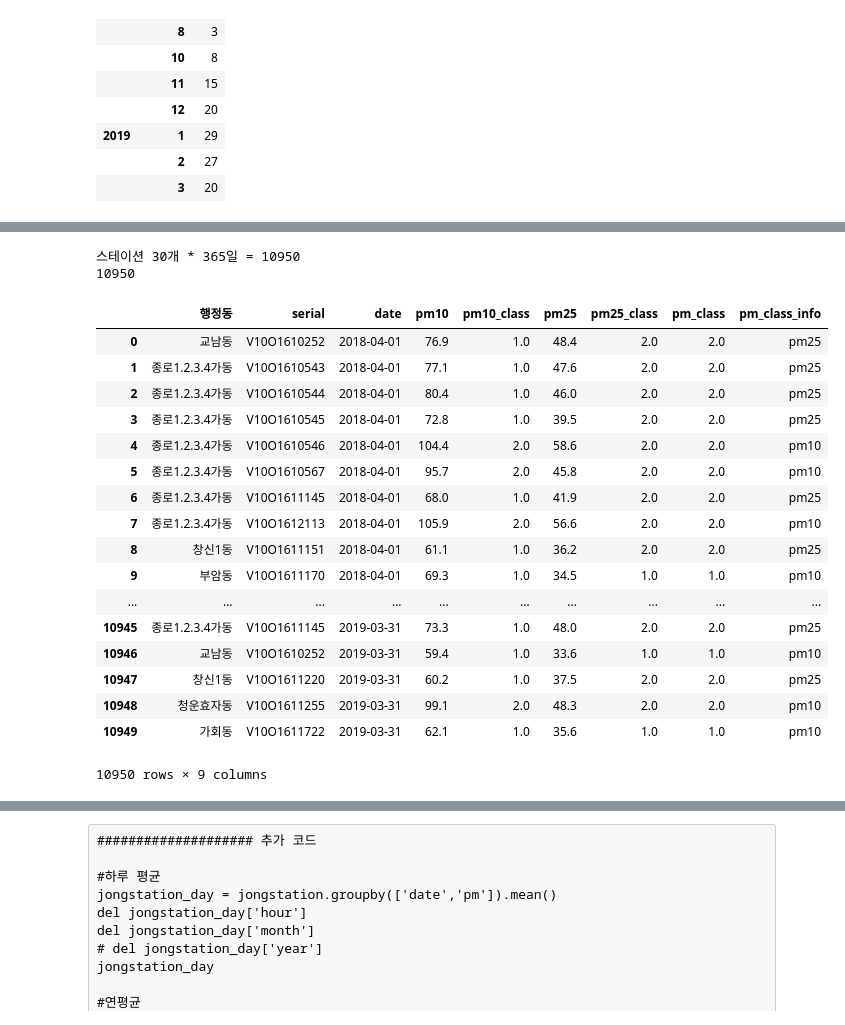
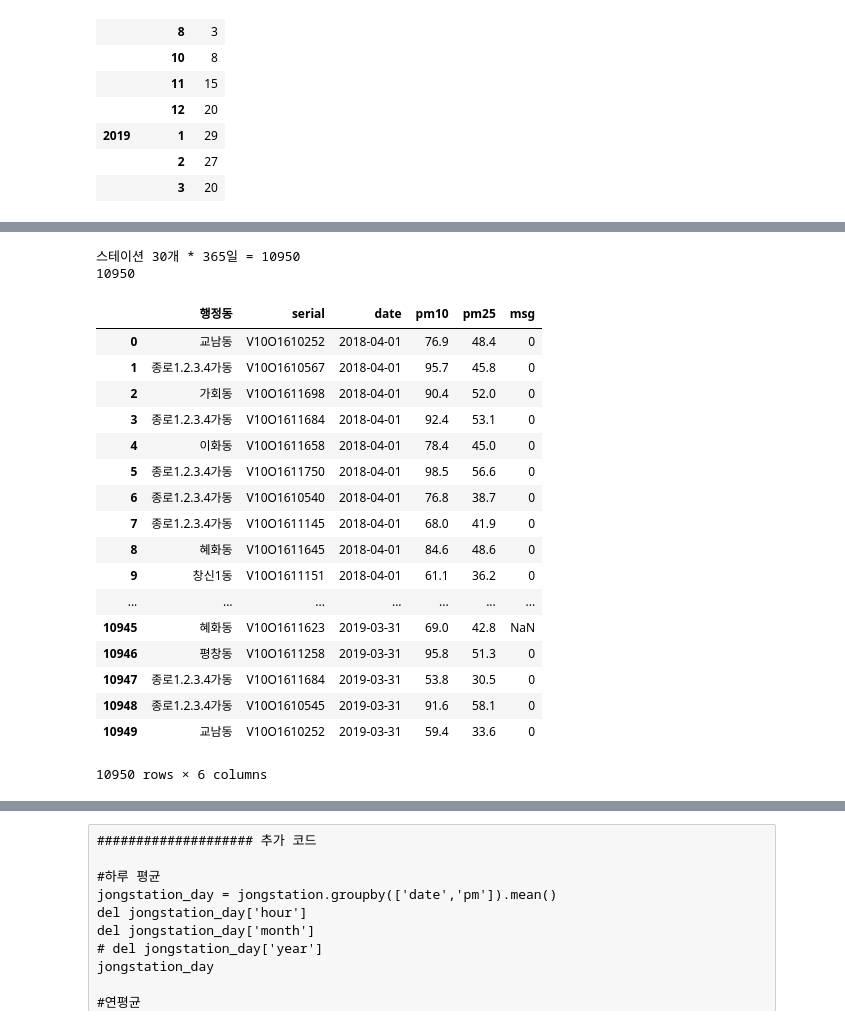
Before and after one commit to rmfkxhxh/bigcon_innovation_yaho, a Jupyter notebook: code/finedust/기상_종로구_최종.ipynb, the cells around one changed output, grey strips where cells are left out. Drawn from its saved outputs; the diff is of its cells as text; code cells hidden in the pictures.

```diff
--- a/code/finedust/기상_종로구_최종.ipynb
+++ b/code/finedust/기상_종로구_최종.ipynb
@@ -857,13 +874,27 @@ final_jongro.to_pickle("./final_jongro.pickle")
 # %%
 ############### 추가코드 1. 스테이션 별 365 맞추기
-jongro = pd.read_pickle("./final_jongro.pickle")
-jongro = jongro[['serial', 'date','pm10','pm25']]
+jongro = final_jongro #편의상 final_jongro을 jongro이라 함
+jongro = jongro[['serial', 'date','pm10','pm25','msg']]
 
-# serial별로 모든 날짜 다 있는 컬럼 만들기
+### serial별로 1년치 날짜 컬럼 만들기
+# 1.날짜
 date = pd.date_range(start='20180401', end='20190331')
 date = pd.DataFrame(date)
 date = date.rename(columns={0:'date'})
 print(len(date))
-date
+
+# 2.날짜에 스테이션 정보 붙이기
+station= list(set(jongro['serial']))
+
+df1 = pd.DataFrame(columns=['serial', 'date'])
+for i in station:
+    date['serial'] = i
+    df2 = date
+    df1= pd.concat((df1, df2), axis=0)
+date = df1
+
+###확인
+date.groupby('serial').count()
+# date
 # %% [output]
 365
@@ -1027,12 +976,12 @@ jongro_mean
 # %%
 # pm10, pm25 NaN값을 해당날짜의 구 평균으로 채우기
-df1 = jongro[jongro["pm10"].isnull()==True]
+df1 = jongro[jongro["pm10"].isnull()==True]  #NaN 값만 불러오기
 df2 = jongro_mean
 
 print(len(df1), len(df2))
 df = pd.merge(df1, df2, on='date' , how='left')
 
-df = df.drop(df.columns[[2,3,6,7,8,9]], axis='columns')
+df = df[['serial', 'date', 'pm10_y', 'pm25_y']]
 df = df.rename(columns={'pm10_y':'pm10', 'pm25_y':'pm25'})
 df
 # %% [output]
@@ -1057,12 +1006,9 @@ df
 1114 rows × 4 columns
-# %%
-# jongro전체 데이터에 값 적용해서 넣어주기(merge)
-df_sum = df.groupby(['date', 'serial'])['pm10','pm25'].sum().reset_index()
-jongro = pd.merge(jongro, df_sum, on=['date', 'serial'], how='left')
 # %%
-#pm10_x(원래데이터) 와 pm10_y(구평균으로 채운 NaN값) 합친 새로운 칼럼 생성
-jongro['pm10']= jongro['pm10_x'].fillna(0)+ jongro['pm10_y'].fillna(0)
-jongro['pm25']= jongro['pm25_x'].fillna(0) + jongro['pm25_y'].fillna(0)
-del jongro['pm10_x'], jongro['pm25_x'], jongro['pm10_y'], jongro['pm25_y']
+# 전체 데이터에 NaN값 채운 데이터프레임 합치기 (merge)
+jongro= pd.merge(jongro, df, on=['date', 'serial'], how='outer')
+jongro['pm10'] = (jongro['pm10_x'].fillna(0) + jongro['pm10_y'].fillna(0)).round(1)
+jongro['pm25'] = (jongro['pm25_x'].fillna(0) + jongro['pm25_y'].fillna(0)).round(1)
+jongro = jongro[['serial', 'date', 'pm10', 'pm25','msg']]
 jongro
 # %% [output]
@@ -1144,52 +1034,49 @@ jongro
 # 스테이션 위치 넣어주기
 dic = {'V10O1611634':'가회동', 'V10O1611698':'가회동', 'V10O1611722':'가회동',
        'V10O1610252':'교남동', 'V10O1611887':'명동', 'V10O1611170':'부암동',
        'V01o1610468':'사직동', 'V10O1611172':'사직동', 'V10O1612106':'숭인2동',
        'V10O1611658':'이화동',
        'V10O1610546':'종로1.2.3.4가동', 'V10O1610540':'종로1.2.3.4가동',
        'V10O1610542':'종로1.2.3.4가동', 'V10O1610543':'종로1.2.3.4가동',
        'V10O1610544':'종로1.2.3.4가동', 'V10O1610545':'종로1.2.3.4가동',
        'V10O1610567':'종로1.2.3.4가동', 'V10O1612113':'종로1.2.3.4가동',
        'V10O1611145':'종로1.2.3.4가동', 'V10O1611750':'종로1.2.3.4가동',
        'V10O1611684':'종로1.2.3.4가동', 'V10O1611173':'종로1.2.3.4가동',
        'V10O1611639':'종로5.6가동', 'V10O1611151':'창신1동', 'V10O1611220':'창신1동',
        'V10O1611251':'창신3동', 'V10O1611289':'천연동', 'V10O1611255':'청운효자동',
        'V10O1611258':'평창동', 'V10O1611623':'혜화동', 'V10O1611645':'혜화동'}
 
 jongro['행정동'] = jongro.replace({"serial": dic})['serial']
 
 #칼럼 순서 조정
 cols = jongro.columns.tolist()
-cols = ['행정동','serial','date',
-        'pm10','pm10_class',
-        'pm25','pm25_class',
-        'pm_class','pm_class_info']
+cols = ['행정동','serial','date','pm10','pm25','msg']
 jongro = jongro[cols]
 jongro
 
 #확인
 # station = list(set(jongro['serial']))
 print("스테이션 {0}개 * {1}일 = {2}".format(len(station), 365, len(station)*365))
 print(len(jongro))
 jongro
 # %% [output]
 스테이션 30개 * 365일 = 10950
 10950
-|  | 행정동 | serial | date | pm10 | pm10_class | pm25 | pm25_class | pm_class | pm_class_info |
-| 0 | 교남동 | V10O1610252 | 2018-04-01 | 76.9 | 1.0 | 48.4 | 2.0 | 2.0 | pm25 |
-| 1 | 종로1.2.3.4가동 | V10O1610543 | 2018-04-01 | 77.1 | 1.0 | 47.6 | 2.0 | 2.0 | pm25 |
-| 2 | 종로1.2.3.4가동 | V10O1610544 | 2018-04-01 | 80.4 | 1.0 | 46.0 | 2.0 | 2.0 | pm25 |
-| 3 | 종로1.2.3.4가동 | V10O1610545 | 2018-04-01 | 72.8 | 1.0 | 39.5 | 2.0 | 2.0 | pm25 |
-| 4 | 종로1.2.3.4가동 | V10O1610546 | 2018-04-01 | 104.4 | 2.0 | 58.6 | 2.0 | 2.0 | pm10 |
-| 5 | 종로1.2.3.4가동 | V10O1610567 | 2018-04-01 | 95.7 | 2.0 | 45.8 | 2.0 | 2.0 | pm10 |
-| 6 | 종로1.2.3.4가동 | V10O1611145 | 2018-04-01 | 68.0 | 1.0 | 41.9 | 2.0 | 2.0 | pm25 |
-| 7 | 종로1.2.3.4가동 | V10O1612113 | 2018-04-01 | 105.9 | 2.0 | 56.6 | 2.0 | 2.0 | pm10 |
-| 8 | 창신1동 | V10O1611151 | 2018-04-01 | 61.1 | 1.0 | 36.2 | 2.0 | 2.0 | pm25 |
-| 9 | 부암동 | V10O1611170 | 2018-04-01 | 69.3 | 1.0 | 34.5 | 1.0 | 1.0 | pm10 |
-| ... | ... | ... | ... | ... | ... | ... | ... | ... | ... |
-| 10945 | 종로1.2.3.4가동 | V10O1611145 | 2019-03-31 | 73.3 | 1.0 | 48.0 | 2.0 | 2.0 | pm25 |
-| 10946 | 교남동 | V10O1610252 | 2019-03-31 | 59.4 | 1.0 | 33.6 | 1.0 | 1.0 | pm10 |
-| 10947 | 창신1동 | V10O1611220 | 2019-03-31 | 60.2 | 1.0 | 37.5 | 2.0 | 2.0 | pm25 |
-| 10948 | 청운효자동 | V10O1611255 | 2019-03-31 | 99.1 | 2.0 | 48.3 | 2.0 | 2.0 | pm10 |
-| 10949 | 가회동 | V10O1611722 | 2019-03-31 | 62.1 | 1.0 | 35.6 | 1.0 | 1.0 | pm10 |
+|  | 행정동 | serial | date | pm10 | pm25 | msg |
+| 0 | 교남동 | V10O1610252 | 2018-04-01 | 76.9 | 48.4 | 0 |
+| 1 | 종로1.2.3.4가동 | V10O1610567 | 2018-04-01 | 95.7 | 45.8 | 0 |
+| 2 | 가회동 | V10O1611698 | 2018-04-01 | 90.4 | 52.0 | 0 |
+| 3 | 종로1.2.3.4가동 | V10O1611684 | 2018-04-01 | 92.4 | 53.1 | 0 |
+| 4 | 이화동 | V10O1611658 | 2018-04-01 | 78.4 | 45.0 | 0 |
+| 5 | 종로1.2.3.4가동 | V10O1611750 | 2018-04-01 | 98.5 | 56.6 | 0 |
+| 6 | 종로1.2.3.4가동 | V10O1610540 | 2018-04-01 | 76.8 | 38.7 | 0 |
+| 7 | 종로1.2.3.4가동 | V10O1611145 | 2018-04-01 | 68.0 | 41.9 | 0 |
+| 8 | 혜화동 | V10O1611645 | 2018-04-01 | 84.6 | 48.6 | 0 |
+| 9 | 창신1동 | V10O1611151 | 2018-04-01 | 61.1 | 36.2 | 0 |
+| ... | ... | ... | ... | ... | ... | ... |
+| 10945 | 혜화동 | V10O1611623 | 2019-03-31 | 69.0 | 42.8 | NaN |
+| 10946 | 평창동 | V10O1611258 | 2019-03-31 | 95.8 | 51.3 | 0 |
+| 10947 | 종로1.2.3.4가동 | V10O1611684 | 2019-03-31 | 53.8 | 30.5 | 0 |
+| 10948 | 종로1.2.3.4가동 | V10O1610545 | 2019-03-31 | 91.6 | 58.1 | 0 |
+| 10949 | 교남동 | V10O1610252 | 2019-03-31 | 59.4 | 33.6 | 0 |
-10950 rows × 9 columns
+10950 rows × 6 columns
```
Also changed, not shown: parts of 56 cells of this notebook, 5 other files.
